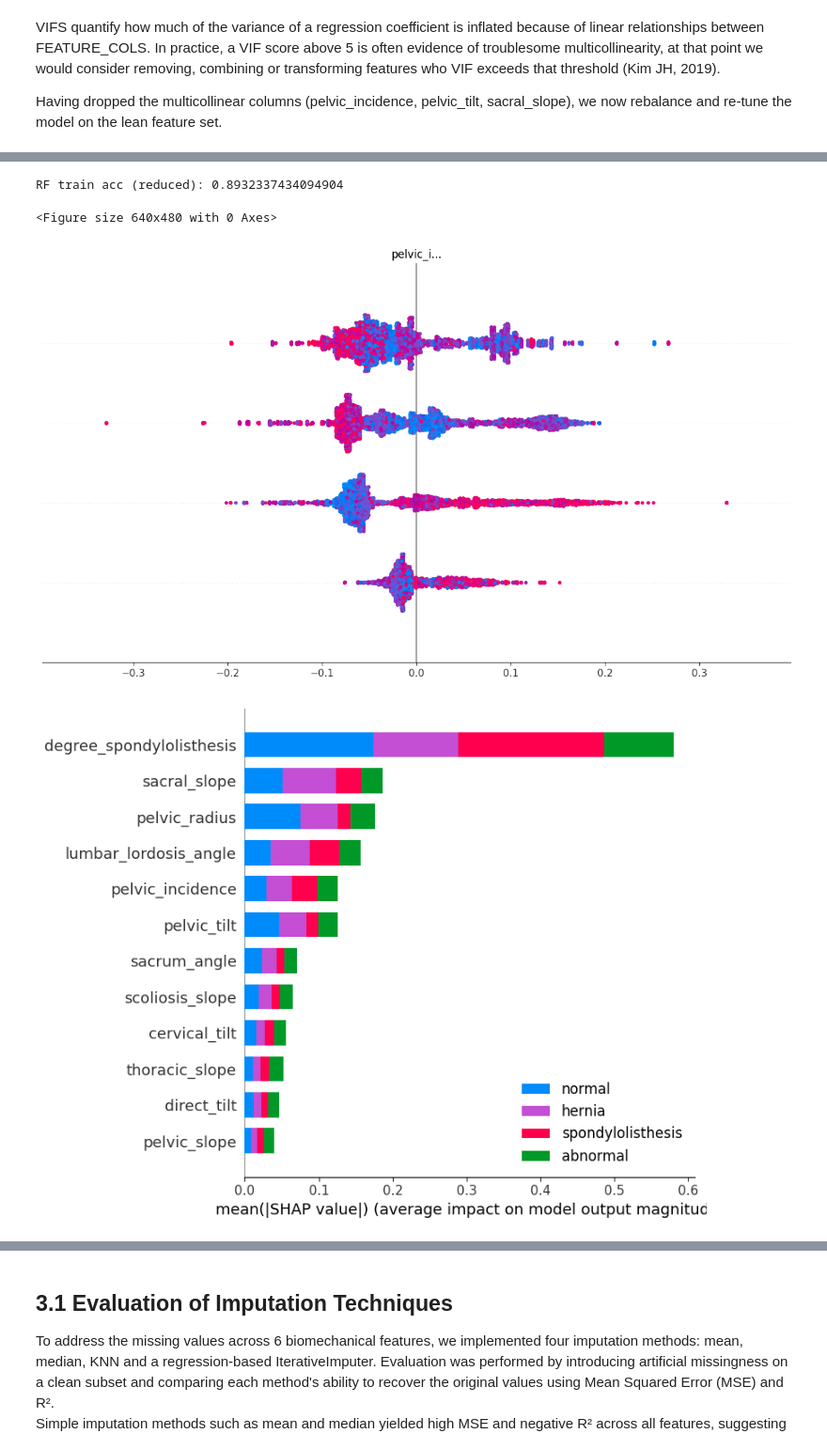
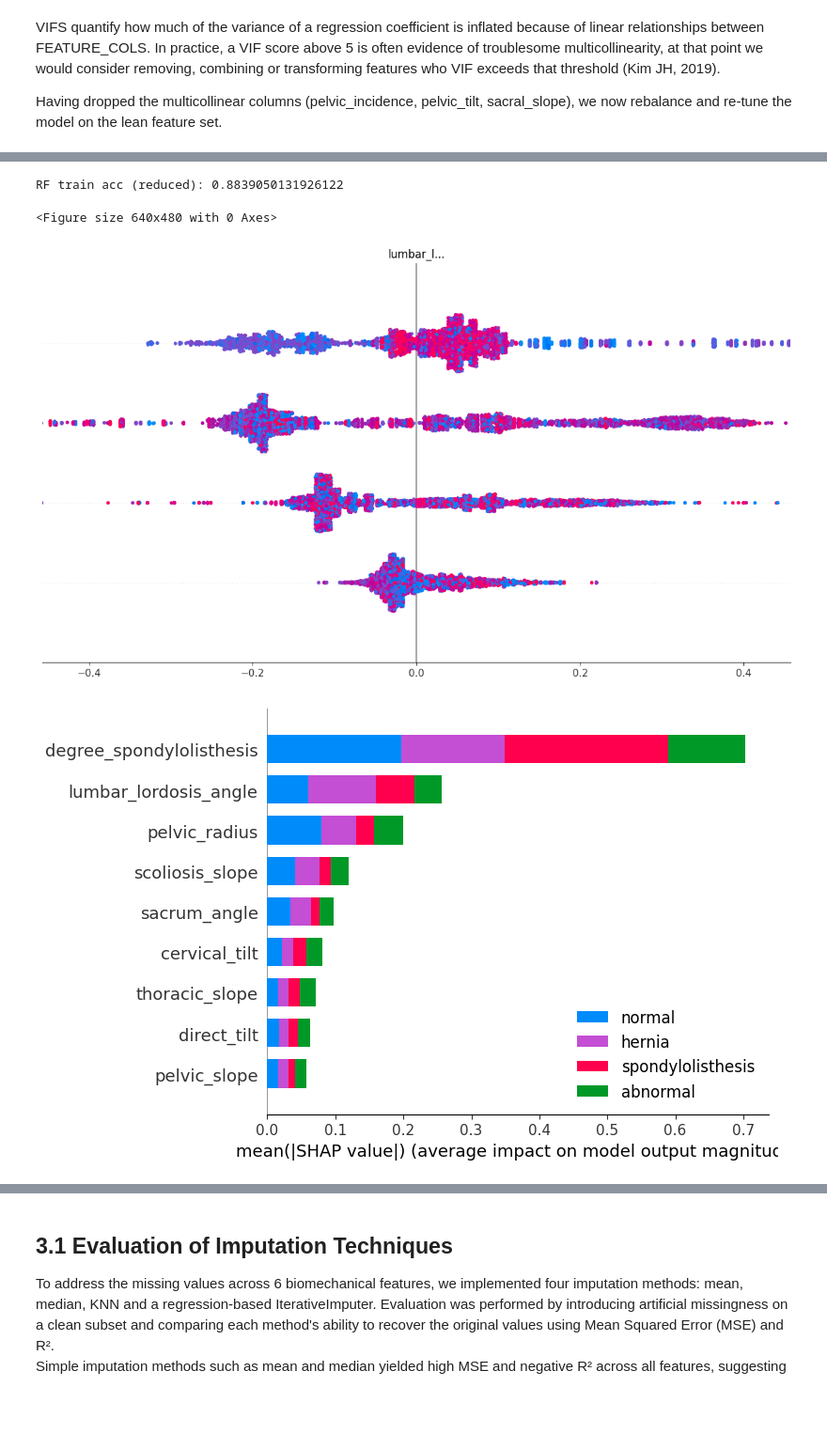
Before and after one commit to DSkilton/ML_Approaches_for_Predicting_Spinal_Disorders, a Jupyter notebook: main.ipynb, the cells around one changed output, grey strips where cells are left out. Shown at 94% size. Drawn from its saved outputs; the diff is of its cells as text; code cells hidden in the pictures; blank space fills up the shorter version.

Commit message:
Refactor data preprocessing and feature engineering

```diff
--- a/main.ipynb
+++ b/main.ipynb
@@ -94,7 +94,6 @@ sacrum_angle                   1550            0
 scoliosis_slope                1550            0
 # %%
 # Distribution histograms of only numeric features
-FEATURE_COLS = unclean_data.select_dtypes(include=['float64','int64']).columns
 ncols = 3
 nrows = math.ceil(len(FEATURE_COLS) / ncols)
 fig, axes = plt.subplots(nrows, ncols, figsize=(15, nrows*4))
@@ -199,7 +193,8 @@ sacrum_angle             -35.287375    6.972071
 scoliosis_slope            7.007900   44.341200
 # %%
 # Scaling cell & Yeo–Johnson cell
-FEATURE_COLS = cleaned_data.select_dtypes(include=['float64','int64']).columns.tolist()
+df_clean = cleaned_data.copy()
+FEATURE_COLS = df_clean.select_dtypes(include=['float64','int64']).columns.tolist()
 
 complete_rows = cleaned_data.dropna(subset=IMPUTATION_COLUMNS)
 impute_train, impute_val = train_test_split(complete_rows, test_size=0.2, random_state=FORTY_TWO)
@@ -214,9 +209,9 @@ scaler.fit(impute_train[FEATURE_COLS])
 impute_train[FEATURE_COLS] = scaler.transform(impute_train[FEATURE_COLS])
 impute_val[FEATURE_COLS] = scaler.transform(impute_val[FEATURE_COLS])
 
-pt_full = pt.transform(cleaned_data[FEATURE_COLS])
+pt_full = pt.transform(df_clean[FEATURE_COLS])
 scaled_full = scaler.transform(pt_full)
-data_scaled = cleaned_data.copy()
+data_scaled = df_clean.copy()
 data_scaled[FEATURE_COLS] = scaled_full
 
 X_eval_original = impute_val.copy()
@@ -262,8 +257,8 @@ knn_imputer = KNNImputer(n_neighbors=5)
 knn_imputer.fit(data_scaled[FEATURE_COLS])
 imputed_full = knn_imputer.transform(data_scaled[FEATURE_COLS])
 
+final = data_scaled.copy()
 cols_ix = [FEATURE_COLS.index(c) for c in IMPUTATION_COLUMNS]
-final = data_scaled.copy()
 final[IMPUTATION_COLUMNS] = imputed_full[:, cols_ix]
 
 X = final.drop(columns=['class'])
@@ -443,8 +446,18 @@ VIFS quantify how much of the variance of a regression coefficient is inflated b
 
 Having dropped the multicollinear columns (pelvic_incidence, pelvic_tilt, sacral_slope), we now rebalance and re-tune the model on the lean feature set.
 # %%
+X_train_reduced = X_train_df.drop(columns=cols_to_drop)
+y_train_reduced = y_train
+
+vif_reduced = pd.DataFrame({
+    'feature': X_train_reduced.columns,
+    'VIF': [variance_inflation_factor(X_train_reduced.values, i)
+            for i in range(X_train_reduced.shape[1])]
+})
+print(vif_reduced.sort_values('VIF'))
+
 smote = SMOTE(random_state=FORTY_TWO)
-X_red_bal, y_red_bal = smote.fit_resample(X_train_df, y_train)
+X_red_bal, y_red_bal = smote.fit_resample(X_train_reduced, y_train)
 
 best_rf_red = RandomForestClassifier(random_state=FORTY_TWO)
 
@@ -453,27 +477,17 @@ label_encoder = LabelEncoder().fit(y_red_bal)
 # %%
 # Build a DataFrame so SHAP can match feature names
-X_red_bal_df = pd.DataFrame(X_red_bal, columns=FEATURE_COLS)
+reduced_cols = X_train_reduced.columns.tolist()
+X_red_bal_df = pd.DataFrame(X_red_bal, columns=reduced_cols)
 
 explainer_red = shap.TreeExplainer(best_rf_red)
 shap_values_red = explainer_red.shap_values(X_red_bal_df)
 
 print("RF train acc (reduced):", accuracy_score(y_red_bal, best_rf_red.predict(X_red_bal_df)))
 
-shap.summary_plot(
-    shap_values_red,
-    X_red_bal_df,
-    feature_names=X_red_bal_df.columns,
-    class_names=label_encoder.classes_
-)
-shap.summary_plot(
-    shap_values_red,
-    X_red_bal_df,
-    plot_type="bar",
-    feature_names=X_red_bal_df.columns,
-    class_names=label_encoder.classes_
-)
+shap.summary_plot(shap_values_red, X_red_bal_df, feature_names=reduced_cols, class_names=label_encoder.classes_)
+shap.summary_plot(shap_values_red, X_red_bal_df, plot_type="bar", feature_names=reduced_cols, class_names=label_encoder.classes_)
 # %% [output]
-RF train acc (reduced): 0.8932337434094904
+RF train acc (reduced): 0.8839050131926122
 <Figure size 640x480 with 0 Axes>
-[figure, old version]
+[figure, new version]
-[figure, old version]
+[figure, new version]
```
Also changed, not shown: parts of 41 cells of this notebook.
